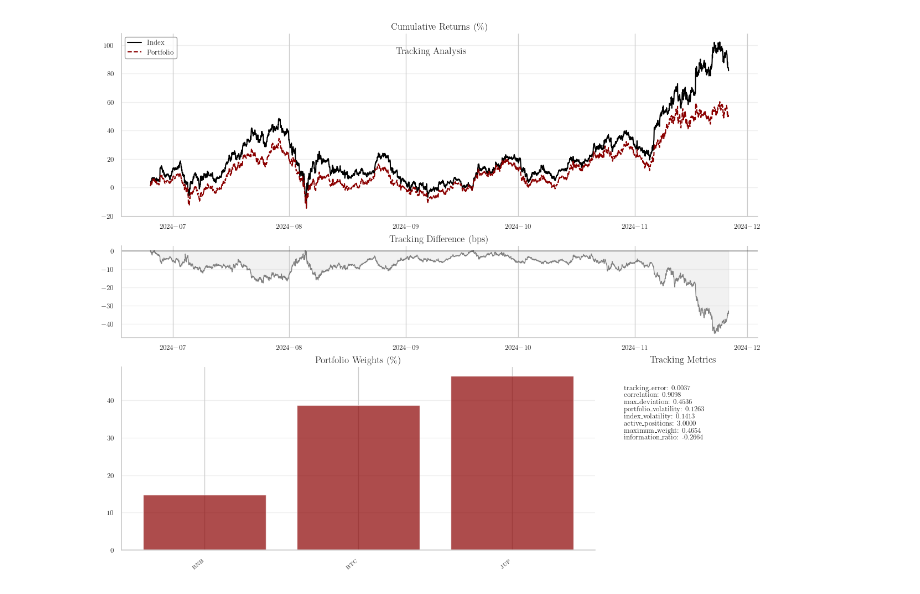
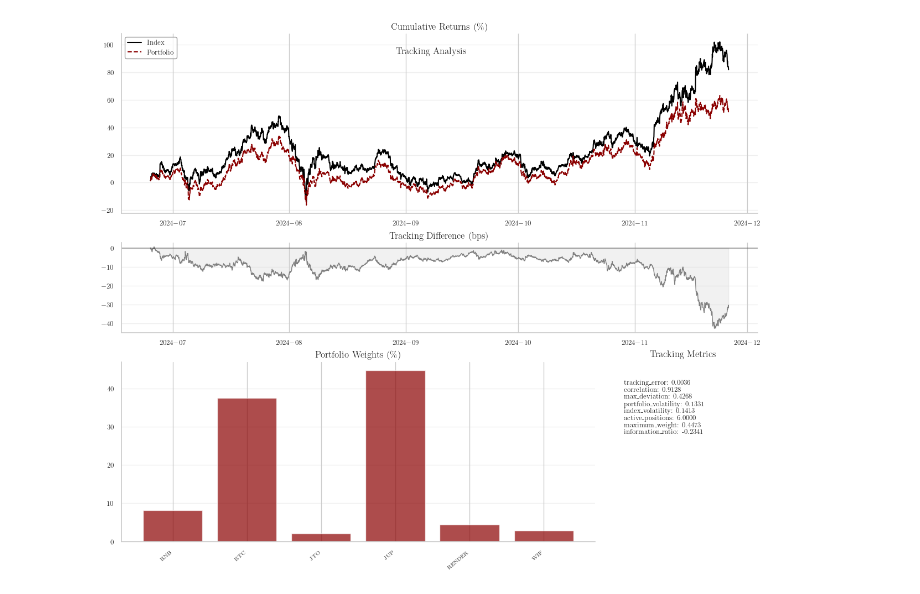
Before and after one commit to raddy/replicate-idx, a Jupyter notebook: replicate/notebooks/crypto_data_demo.ipynb, the cells around one changed output. Drawn from its saved outputs; the diff is of its cells as text; code cells hidden in the pictures.

```diff
--- a/replicate/notebooks/crypto_data_demo.ipynb
+++ b/replicate/notebooks/crypto_data_demo.ipynb
@@ -8,7 +8,7 @@ from replicate.evaluation.metrics import TrackingMetrics
 from replicate.evaluation.visualizer import TrackingVisualizer
 
 time_col = 'timestamp'
-optimizer = MMOptimizer(measure='ete')
+optimizer = MMOptimizer(measure='dr')
 
 loader = DataLoader()
 target, constituents = loader.load_data(
@@ -26,32 +26,32 @@ dates = target.select(time_col).collect().to_numpy().flatten()
 asset_names = [c for c in constituents.collect_schema().names() if c != time_col]
 
 # Optimize weights
 
 # thres sets the minimum weight for a symbol to be considered active
 # max_iter sets the maximum number of iterations
 # p_neg_exp sets the final negative exponent of p -- this controls the search for sparsity
 # lambda sets the sparsity regularization (reg 1e-6 to 1e-8)
 
 # this is a dumb naive way to do things, just getting started
 
-result_dict = optimizer.optimize(X, r, lambda_=1e-7, u=0.5, p_neg_exp=8, thres=8e-2, max_iter=10000)
+result_dict = optimizer.optimize(X, r, lambda_=1e-7, u=0.5, p_neg_exp=8, thres=2e-2, max_iter=10000)
 weights = result_dict['weights']
 
 # Calculate metrics
 metrics = TrackingMetrics.calculate_metrics(
     X @ weights,
     r,
     weights
 )
 
 # Visualize results
 TrackingVisualizer.plot_tracking_analysis(
     dates,
     X @ weights,
     r,
     weights,
     asset_names,
     metrics=metrics
 );
 # %% [output]
-[figure, old version]
+[figure, new version]
```
Also changed, not shown: parts of 2 cells of this notebook, 7 other files.
